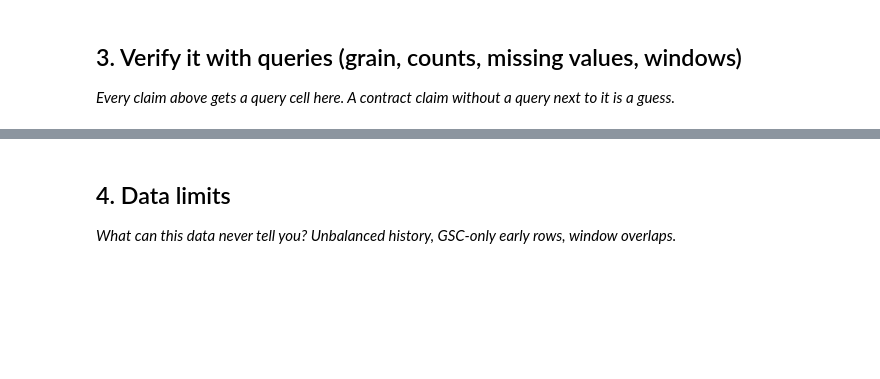
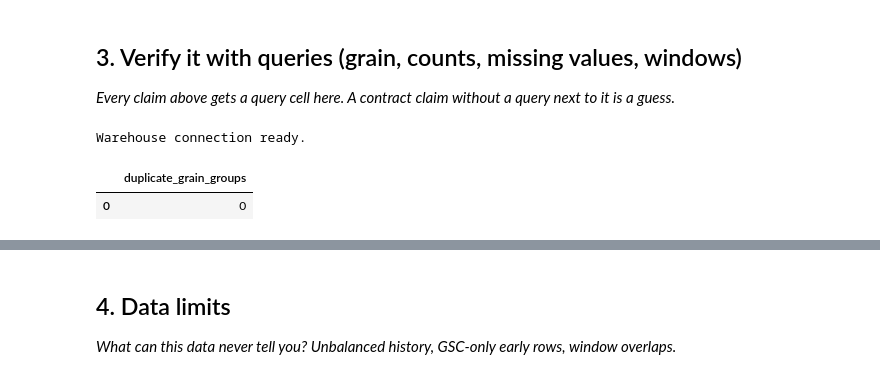
Before and after one commit to MuhammadTalha-pk/ML-Internship-Task1, a Jupyter notebook: work/notebooks/w03_data_contract.ipynb, the cells around one changed output, grey strips where cells are left out. Saved outputs shown, nothing was run; the diff lists cells and outputs as text; code cells hidden in the pictures; blank space fills up the shorter version.

```diff
--- a/work/notebooks/w03_data_contract.ipynb
+++ b/work/notebooks/w03_data_contract.ipynb
@@ -29,0 +36,52 @@ This skeleton is yours to fill. Work the sections **in order** — each one has
+# %%
+!pip -q install -U duckdb huggingface_hub
+
+import os
+import duckdb
+from google.colab import userdata
+
+os.environ["HF_TOKEN"] = userdata.get("HF_TOKEN")
+
+con = duckdb.connect()
+
+con.execute("INSTALL httpfs")
+con.execute("LOAD httpfs")
+
+con.execute("""
+CREATE OR REPLACE SECRET hf (
+    TYPE huggingface,
+    PROVIDER credential_chain
+)
+""")
+
+MARCH = """
+read_parquet(
+  'hf://datasets/FlyRank/internship-warehouse/fact_content_daily_performance/month=2026-03/data_0.parquet'
+)
+"""
+
+print("Warehouse connection ready.")
+# %% [output]
+Warehouse connection ready.
+# %%
+grain_check = con.sql(f"""
+SELECT COUNT(*) AS duplicate_grain_groups
+FROM (
+    SELECT
+        report_date,
+        client_hash_id,
+        content_hash_id,
+        COUNT(*) AS n
+    FROM {MARCH}
+    GROUP BY
+        report_date,
+        client_hash_id,
+        content_hash_id
+    HAVING COUNT(*) > 1
+)
+""").df()
+
+grain_check
+# %% [output]
+|  | duplicate_grain_groups |
+| 0 | 0 |
```
Also changed, not shown: parts of 14 cells of this notebook.
